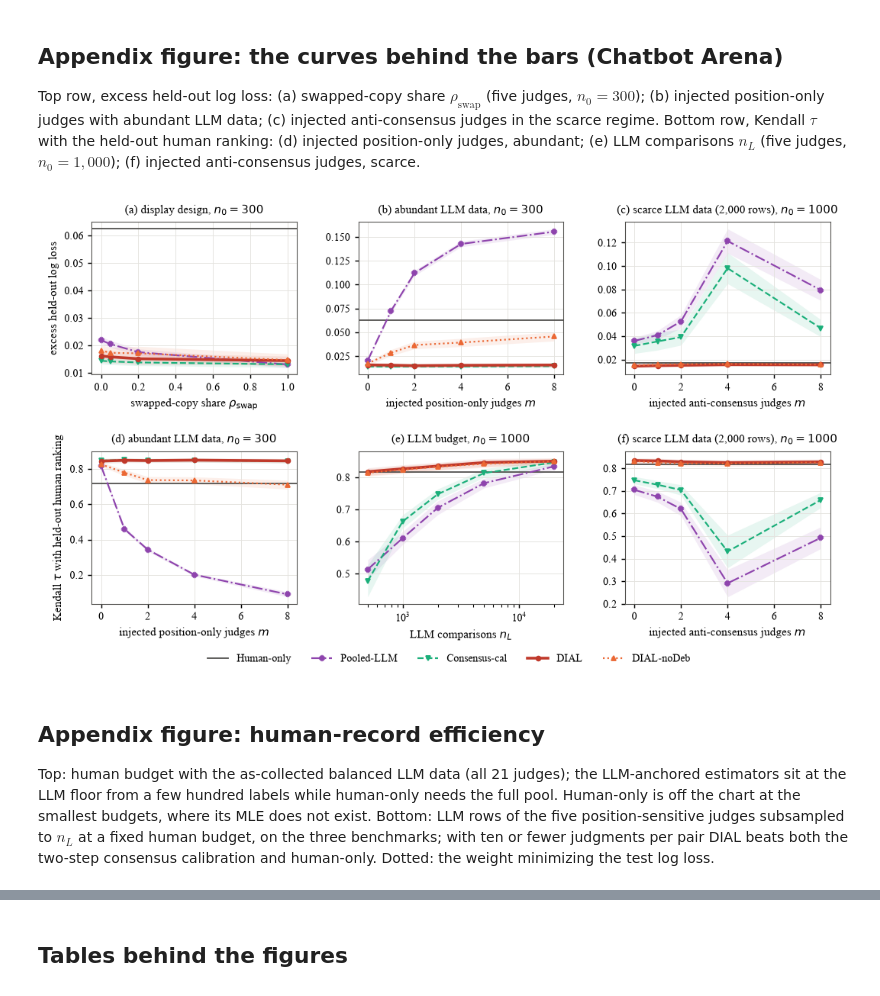
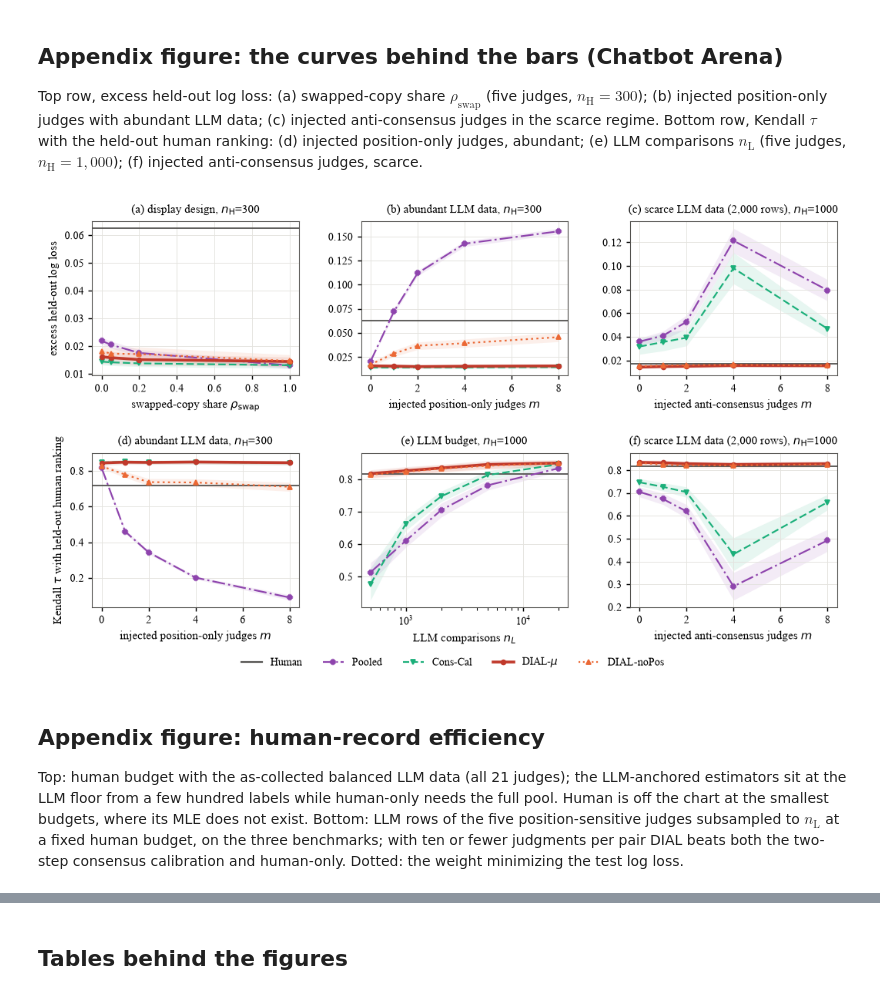
Before and after one commit to JinHongDu-Lab/DIAL, a Jupyter notebook: notebooks/real_data_robustness.ipynb, the cells around one changed output, grey strips where cells are left out. Cells and saved outputs as stored; diff of their text form; code cells hidden in the pictures.

```diff
--- a/notebooks/real_data_robustness.ipynb
+++ b/notebooks/real_data_robustness.ipynb
@@ -124,17 +111,17 @@ fig, axes = plt.subplots(2, 4, figsize=(10.4, 4.9), gridspec_kw=dict(width_ratio
 for j, d in enumerate(DATASETS):
     if d in agg:
         bar_panel(axes[0, j], agg[d], row1_specs(d)); bar_panel(axes[1, j], agg[d], row2_specs(d))
-    axes[0, j].set_title(f"({'abc'[j]}) {DLAB[d]}, $n_0$={N0_ABUNDANT[d]}", fontsize=8.5)
-    axes[1, j].set_title(f"({'efg'[j]}) {DLAB[d]}, $n_0$={N0_SCARCE[d]}", fontsize=8.5)
+    axes[0, j].set_title(f"({'abc'[j]}) {DLAB[d]}, {NH}={NH_ABUNDANT[d]}", fontsize=8.5)
+    axes[1, j].set_title(f"({'efg'[j]}) {DLAB[d]}, {NH}={NH_SCARCE[d]}", fontsize=8.5)
 axes[0, 0].set_ylabel("excess held-out log loss"); axes[1, 0].set_ylabel("excess held-out log loss")
 # (d) judge-level position effects
-ax = axes[0, 3]; col3 = {"arena_33k": "#2a78d6", "mt_bench": "#eb6834", "pandalm": "#1baf7a"}
+ax = axes[0, 3]
 for d in DATASETS:
     cf = RESULTS / d / "clean_fit.json"; runs = sorted((REPO / "results" / "motivation").glob(f"{d}-*"))
     if not cf.exists() or not runs: continue
     f = json.load(open(cf)); mot = pd.read_csv(runs[-1] / "per_judge.csv").set_index("judge")
     x = np.array([mot.loc[j, "swap_inconsistency_rate"] if j in mot.index else np.nan for j in f["judges"]]); b = np.array(f["b"]); lo = np.array(f["b_lower"]); hi = np.array(f["b_upper"])
-    ax.errorbar(x, b, yerr=[b - lo, hi - b], fmt="o", ms=3, lw=0.7, capsize=1.2, color=col3[d], label=DLAB[d], alpha=0.9)
+    ax.errorbar(x, b, yerr=[b - lo, hi - b], fmt="o", ms=3, lw=0.7, capsize=1.2, color=DATASET_COLOR[d], label=DLAB[d], alpha=0.9)
 ax.axhline(0, color=INK_SOFT, lw=0.7); ax.set_xlabel("swap-inconsistency rate (Fig. 1b)"); ax.set_ylabel("$\\hat b_k$ (log-odds, first position)"); ax.set_title("(d) judge-level position effects", fontsize=8.5)
 ax.grid(True, color=GRID, lw=0.5); ax.legend(frameon=False, fontsize=6.5)
 # (h) specification test
@@ -142,13 +129,13 @@ ax = axes[1, 3]
 if not spec.empty:
     scol = {"english_global": ("#52514e", "English users, global consensus"), "nonenglish_global": ("#c0392b", "non-English users, global consensus"), "nonenglish_subset": ("#1baf7a", "non-English users, non-English consensus")}
     for k, (c, lab) in scol.items():
-        g = spec[spec.kind == k].sort_values("n_0").drop_duplicates("n_0")
-        ax.plot(g.n_0, g.reject_rate, color=c, marker="o", ms=3.5, lw=1.2, label=lab)
-        bad = g[g.ho_exists < 1]; ax.scatter(bad.n_0, bad.reject_rate, s=30, facecolors="white", edgecolors=c, zorder=3)
-    ax.axhline(0.05, color=INK_SOFT, ls=(0, (1, 2)), lw=0.8); ax.set_xscale("log"); ax.set_ylim(-0.05, 1.05); ax.set_xlabel("human calibration labels $n_0$"); ax.set_ylabel("rejection rate at 5%")
+        g = spec[spec.kind == k].sort_values("n_H").drop_duplicates("n_H")
+        ax.plot(g.n_H, g.reject_rate, color=c, marker="o", ms=3.5, lw=1.2, label=lab)
+        bad = g[g.ho_exists < 1]; ax.scatter(bad.n_H, bad.reject_rate, s=30, facecolors="white", edgecolors=c, zorder=3)
+    ax.axhline(0.05, color=INK_SOFT, ls=(0, (1, 2)), lw=0.8); ax.set_xscale("log"); ax.set_ylim(-0.05, 1.05); ax.set_xlabel(f"human calibration labels {NH}"); ax.set_ylabel("rejection rate at 5%")
     ax.set_title("(h) Arena, test of $s_0=\\alpha\\mu$", fontsize=8.5); ax.legend(frameon=False, fontsize=6.2, loc="center left"); ax.grid(True, color=GRID, lw=0.5)
-h, l = axes[0, 0].get_legend_handles_labels()
-fig.legend(h, l, loc="lower center", ncol=5, frameon=False, bbox_to_anchor=(0.5, -0.03))
+h, l = legend_handles(["human_only"] + BAR_METHODS, as_patch=BAR_METHODS, no_marker=("human_only",))
+fig.legend(h, l, loc="lower center", ncol=len(l), frameon=False, bbox_to_anchor=(0.5, -0.03))
 fig.savefig(FIGURES / "fig_real_main.pdf", bbox_inches="tight"); plt.show()
 # numbers behind the bars
 tab = []
@@ -214,28 +201,33 @@ pd.set_option("display.width", 250); display(pd.DataFrame(shares).set_index(["da
 # %% [markdown]
 ## Appendix figure: the curves behind the bars (Chatbot Arena)
 
-Top row, excess held-out log loss: (a) swapped-copy share $\rho_{\mathrm{swap}}$ (five judges, $n_0=300$); (b) injected position-only judges with abundant LLM data; (c) injected anti-consensus judges in the scarce regime.
-Bottom row, Kendall $\tau$ with the held-out human ranking: (d) injected position-only judges, abundant; (e) LLM comparisons $n_L$ (five judges, $n_0=1{,}000$); (f) injected anti-consensus judges, scarce.
+Top row, excess held-out log loss: (a) swapped-copy share $\rho_{\mathrm{swap}}$ (five judges, $n_{\mathrm{H}}=300$); (b) injected position-only judges with abundant LLM data; (c) injected anti-consensus judges in the scarce regime.
+Bottom row, Kendall $\tau$ with the held-out human ranking: (d) injected position-only judges, abundant; (e) LLM comparisons $n_{\mathrm{L}}$ (five judges, $n_{\mathrm{H}}=1{,}000$); (f) injected anti-consensus judges, scarce.
 # %%
 fig, axes = plt.subplots(2, 3, figsize=(9.6, 5.0), gridspec_kw=dict(hspace=0.5, wspace=0.3))
 if "arena_33k" in agg:
     a = agg["arena_33k"]
-    curve(axes[0, 0], a, "order", "biased5", "none", PRESENTED); axes[0, 0].set_xlabel("swapped-copy share $\\rho_{\\mathrm{swap}}$"); axes[0, 0].set_title("(a) display design, $n_0=300$", fontsize=8.5)
-    curve(axes[0, 1], a, "noise", "biased5", "position", PRESENTED); axes[0, 1].set_xlabel("injected position-only judges $m$"); axes[0, 1].set_title("(b) abundant LLM data, $n_0=300$", fontsize=8.5)
-    curve(axes[0, 2], a, "noise_scarce", "biased5", "anti", PRESENTED); axes[0, 2].set_xlabel("injected anti-consensus judges $m$"); axes[0, 2].set_title("(c) scarce LLM data (2,000 rows), $n_0=1000$", fontsize=8.5)
-    curve(axes[1, 0], a, "noise", "biased5", "position", PRESENTED, metric="ref_kendall"); axes[1, 0].set_xlabel("injected position-only judges $m$"); axes[1, 0].set_title("(d) abundant LLM data, $n_0=300$", fontsize=8.5)
-    curve(axes[1, 1], a, "llm_budget", "biased5", "none", PRESENTED, n_0_level=1000, logx=True, metric="ref_kendall"); axes[1, 1].set_xlabel("LLM comparisons $n_L$"); axes[1, 1].set_title("(e) LLM budget, $n_0=1000$", fontsize=8.5)
-    curve(axes[1, 2], a, "noise_scarce", "biased5", "anti", PRESENTED, metric="ref_kendall"); axes[1, 2].set_xlabel("injected anti-consensus judges $m$"); axes[1, 2].set_title("(f) scarce LLM data (2,000 rows), $n_0=1000$", fontsize=8.5)
+    panels = [  # (axes, sweep, kind, extra curve kwargs, x label, title)
+        ((0, 0), "order", "none", {}, "swapped-copy share $\\rho_{\\mathrm{swap}}$", f"(a) display design, {NH}=300"),
+        ((0, 1), "noise", "position", {}, "injected position-only judges $m$", f"(b) abundant LLM data, {NH}=300"),
+        ((0, 2), "noise_scarce", "anti", {}, "injected anti-consensus judges $m$", f"(c) scarce LLM data (2,000 rows), {NH}=1000"),
+        ((1, 0), "noise", "position", dict(metric="ref_kendall"), "injected position-only judges $m$", f"(d) abundant LLM data, {NH}=300"),
+        ((1, 1), "llm_budget", "none", dict(metric="ref_kendall", n_H_level=1000, logx=True), "LLM comparisons $n_{\mathrm{L}}$", f"(e) LLM budget, {NH}=1000"),
+        ((1, 2), "noise_scarce", "anti", dict(metric="ref_kendall"), "injected anti-consensus judges $m$", f"(f) scarce LLM data (2,000 rows), {NH}=1000"),
+    ]
+    for (i, j), sweep, kind, kw, xlab, title in panels:
+        curve(axes[i, j], a, sweep, "biased5", kind, PRESENTED, **kw)
+        axes[i, j].set_xlabel(xlab); axes[i, j].set_title(title, fontsize=8.5)
 axes[0, 0].set_ylabel("excess held-out log loss"); axes[1, 0].set_ylabel("Kendall $\\tau$ with held-out human ranking")
-h, l = axes[0, 0].get_legend_handles_labels(); fig.legend(h, l, loc="lower center", ncol=5, frameon=False, bbox_to_anchor=(0.5, -0.03))
+h, l = legend_handles(PRESENTED, no_marker=("human_only",)); fig.legend(h, l, loc="lower center", ncol=5, frameon=False, bbox_to_anchor=(0.5, -0.03))
 fig.savefig(FIGURES / "fig_real_curves.pdf", bbox_inches="tight"); plt.show()
 # %% [output]
-[figure, old version]
+[figure, new version]
 # %% [markdown]
 ## Appendix figure: human-record efficiency
 
-Top: human budget with the as-collected balanced LLM data (all 21 judges); the LLM-anchored estimators sit at the LLM floor from a few hundred labels while human-only needs the full pool. Human-only is off the chart at the smallest budgets, where its MLE does not exist.
-Bottom: LLM rows of the five position-sensitive judges subsampled to $n_L$ at a fixed human budget, on the three benchmarks; with ten or fewer judgments per pair DIAL beats both the two-step consensus calibration and human-only. Dotted: the weight minimizing the test log loss.
+Top: human budget with the as-collected balanced LLM data (all 21 judges); the LLM-anchored estimators sit at the LLM floor from a few hundred labels while human-only needs the full pool. Human is off the chart at the smallest budgets, where its MLE does not exist.
+Bottom: LLM rows of the five position-sensitive judges subsampled to $n_{\mathrm{L}}$ at a fixed human budget, on the three benchmarks; with ten or fewer judgments per pair DIAL beats both the two-step consensus calibration and human-only. Dotted: the weight minimizing the test log loss.
 # %%
 fig, axes = plt.subplots(2, 3, figsize=(9.2, 4.9))
 methods_C1 = list(PRESENTED)
```
Also changed, not shown: parts of 11 cells of this notebook, 42 other files.
